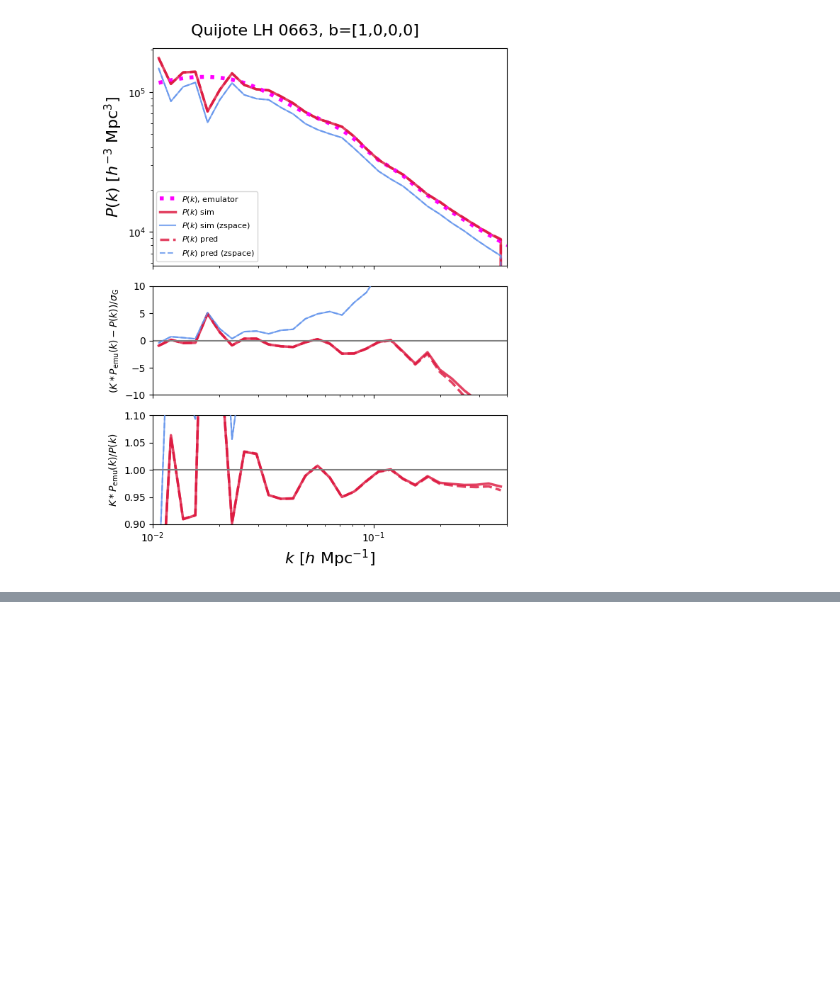
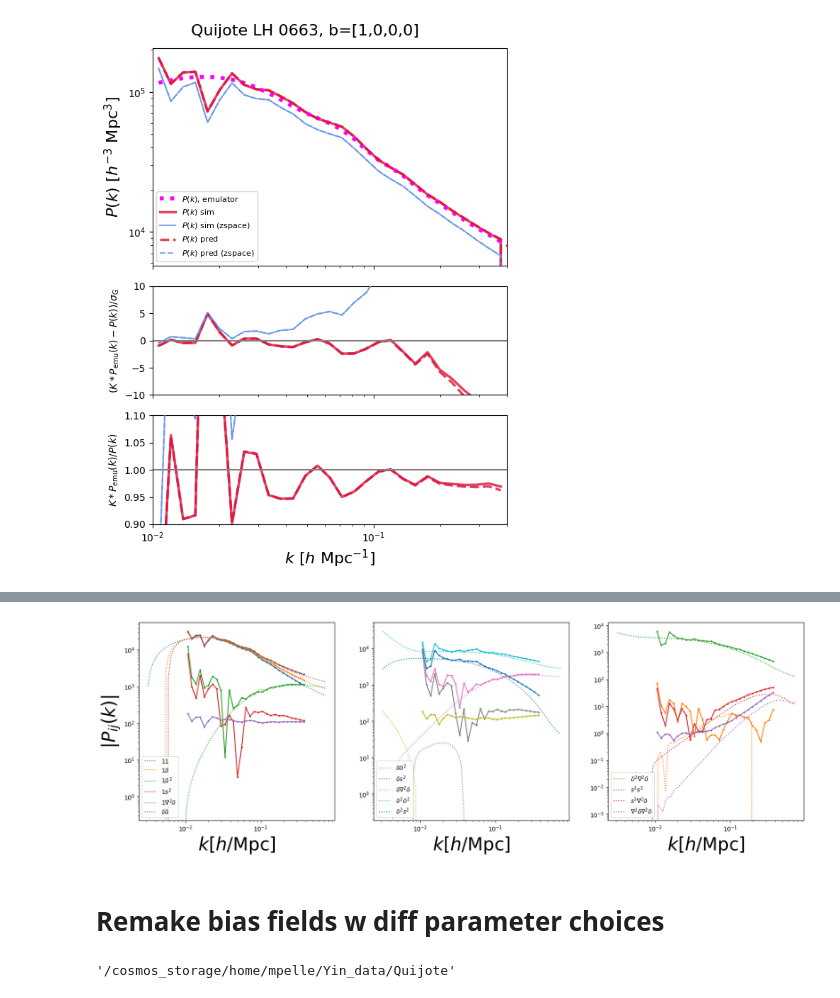
Before and after one commit to kstoreyf/muchisimocks, a Jupyter notebook: notebooks/2024-07-17_more_muchisimocks_checks.ipynb, the cells around one changed output, grey strips where cells are left out. Cells and saved outputs as stored; diff of their text form; code cells hidden in the pictures; blank space fills up the shorter version.

```diff
--- a/notebooks/2024-07-17_more_muchisimocks_checks.ipynb
+++ b/notebooks/2024-07-17_more_muchisimocks_checks.ipynb
@@ -1010,0 +1026,4 @@ mpl.pyplot.show()
+# %%
+args_power_grid_hr_normFalse = args_power_grid_hr.copy()
+args_power_grid_hr_normFalse['normalise_grid1'] = False
+args_power_grid_hr_normFalse['normalise_grid2'] = False
@@ -1010,0 +1160,3 @@ mpl.pyplot.show()
+# %%
+lt_k = np.logspace(np.log10(np.pi / box_size), np.log10(2 * np.pi / box_size * n_grid), num=30)
+pk_lpt = bacco.utils.compute_pt_15_basis_terms(cosmo_quijote, expfactor=cosmo_quijote.expfactor, wavemode=lt_k)
@@ -1010,0 +1171,4 @@ mpl.pyplot.show()
+# %%
+#Compute the P(k) of the 15 terms
+import itertools
+prod = np.array(list(itertools.combinations_with_replacement(np.arange(bias_terms_eul_sim_norm.shape[0]),r=2)))
@@ -1010,0 +1272,37 @@ mpl.pyplot.show()
+# %%
+lt_k_emu = lt_k[lt_k<0.75]
+_, pnn = emu.get_nonlinear_pnn(k=lt_k_emu, **cosmo_params_emu_quijote)
+# %%
+fig, ax = plt.subplots(1,3, figsize=(20,6))
+
+contf=0
+for ii in range(len(power_all_terms_sim)):
+    mask = np.abs(power_all_terms_sim[ii]['pk'])>0
+    # ax[contf].loglog(power_all_terms_pred[ii]['k'][mask], np.abs(power_all_terms_pred[ii]['pk'][mask]),
+    #                    color='C'+str(ii), label=labels[ii])
+    ax[contf].loglog(power_all_terms_sim[ii]['k'][mask], np.abs(power_all_terms_sim[ii]['pk'][mask]),
+                       'o', markersize=2, #ls='None',
+                       ls='-',
+                       color='C'+str(ii),
+                       #label=f'{labels_pnn[ii]}, sim'
+                       )
+    ax[contf].loglog(lt_k_emu, pnn[ii], ls=':', color='C'+str(ii),
+                     label=f'{labels_pnn[ii]}')
+
+    ax[contf].legend(loc='lower left', frameon=True, fancybox=True)
+    ax[contf].set_xlabel(r'$k[h/$Mpc]', size=30)
+    if ii%5==0 and ii>0:
+        contf+=1
+
+ax[0].set_ylabel(r'$ |P_{ij}(k)| $', size=30)
+#ax[0].set_ylim(10.,1e5)
+
+plt.show()
+# %% [output]
+[figure, added]
+# %% [markdown]
+# Remake bias fields w diff parameter choices
+# %%
+dir_data
+# %% [output]
+'/cosmos_storage/home/mpelle/Yin_data/Quijote'
```
Also changed, not shown: parts of 39 cells of this notebook, 4 other files.
